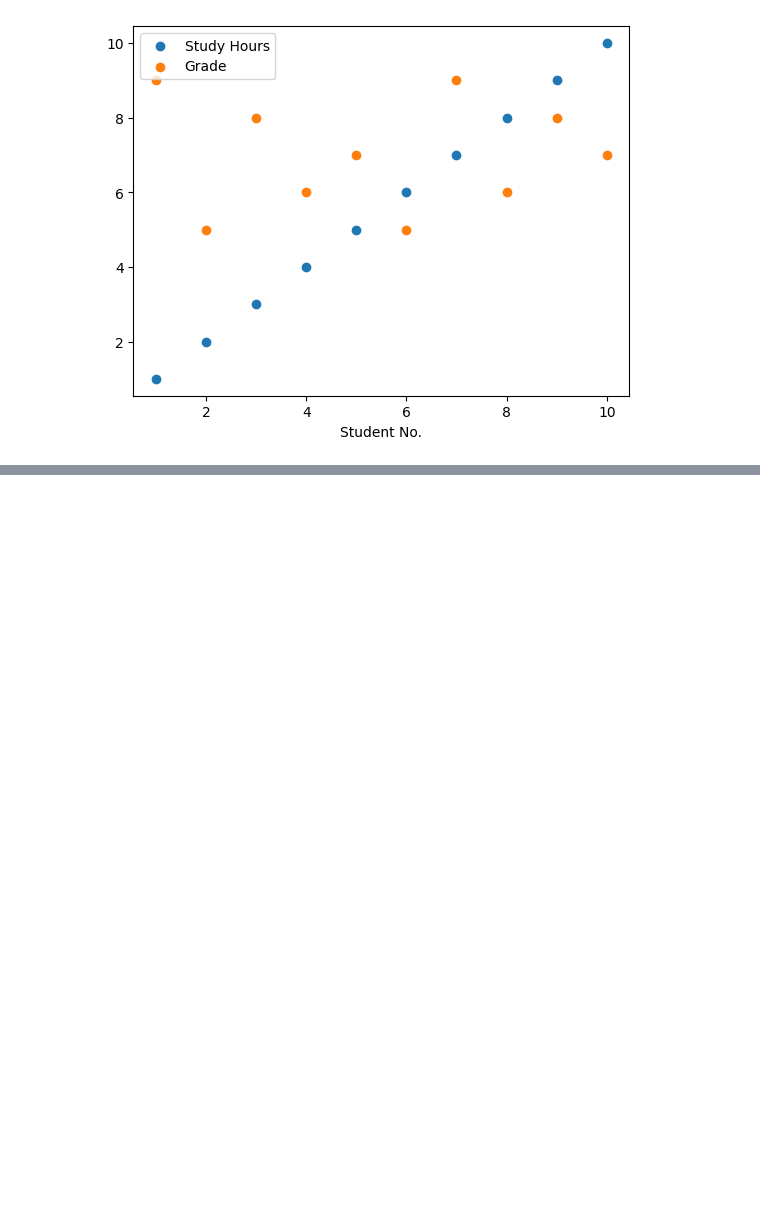
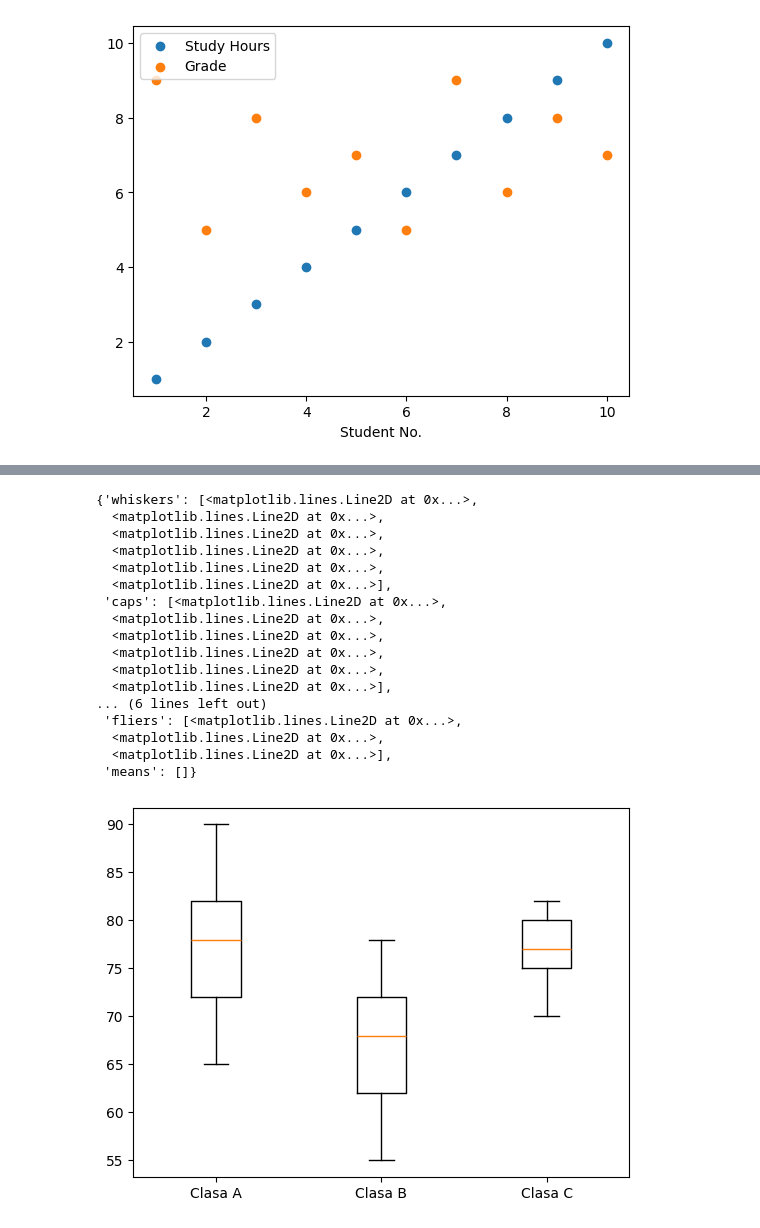
Before and after one commit to gabigutu/link-data-analysis, a Jupyter notebook: link_plot/test_plot.ipynb, the cells around one changed output, grey strips where cells are left out. Saved outputs shown, nothing was run; the diff lists cells and outputs as text; code cells hidden in the pictures; blank space fills up the shorter version.

```diff
--- a/link_plot/test_plot.ipynb
+++ b/link_plot/test_plot.ipynb
@@ -51,0 +108,27 @@ plt.legend()
+# %%
+class_a = [65, 70, 72, 75, 78, 80, 82, 85, 90] # 1D array
+class_b = [55, 60, 62, 65, 68, 70, 72, 75, 78] # 1D array
+class_c = [70, 72, 75, 76, 77, 78, 80, 81, 82] # 1D array
+# 1, 2, 300, 301, 302 # average = 181.2; median = 300
+# 1, 2, 300, 301, 302, 700000000300131 # median = valoare_mijloc if len(lista) impar else average(elem_mijloc) if len(lista) e par = 300.5 ; average = 116666666716839.333333333333333
+# %%
+plt.boxplot([class_a, class_b, class_c], labels=['Clasa A', 'Clasa B', 'Clasa C'])
+# %% [output]
+{'whiskers': [<matplotlib.lines.Line2D at 0x...>,
+  <matplotlib.lines.Line2D at 0x...>,
+  <matplotlib.lines.Line2D at 0x...>,
+  <matplotlib.lines.Line2D at 0x...>,
+  <matplotlib.lines.Line2D at 0x...>,
+  <matplotlib.lines.Line2D at 0x...>],
+ 'caps': [<matplotlib.lines.Line2D at 0x...>,
+  <matplotlib.lines.Line2D at 0x...>,
+  <matplotlib.lines.Line2D at 0x...>,
+  <matplotlib.lines.Line2D at 0x...>,
+  <matplotlib.lines.Line2D at 0x...>,
+  <matplotlib.lines.Line2D at 0x...>],
+... (6 lines left out)
+ 'fliers': [<matplotlib.lines.Line2D at 0x...>,
+  <matplotlib.lines.Line2D at 0x...>,
+  <matplotlib.lines.Line2D at 0x...>],
+ 'means': []}
+[figure, added]
```
Also changed, not shown: parts of 17 cells of this notebook.
